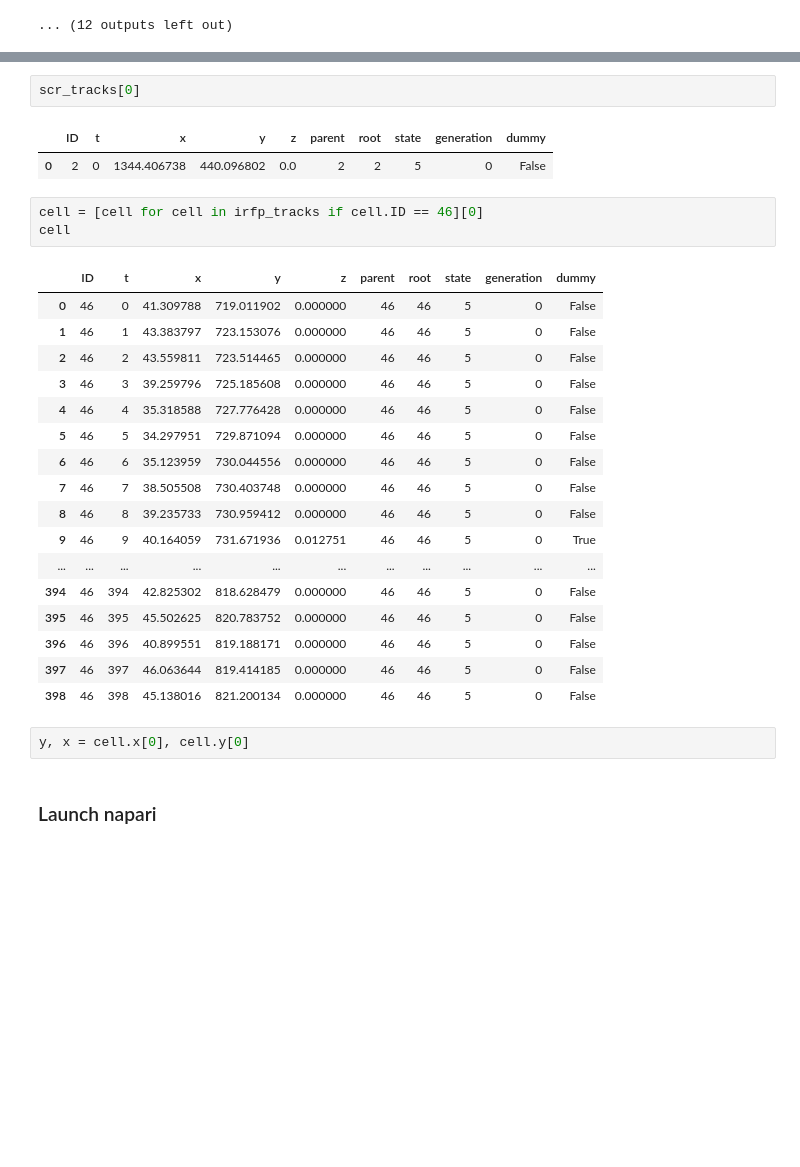
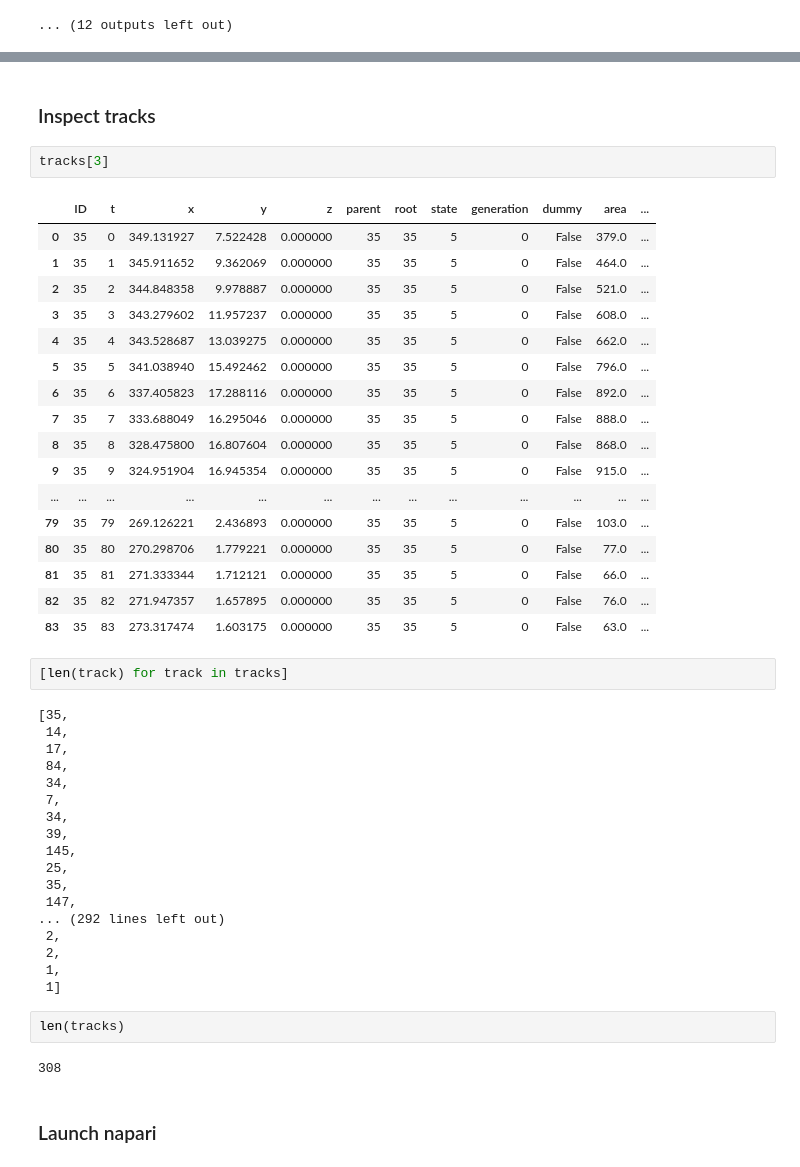
Before and after one commit to nthndy/cell-comp-analysis, a Jupyter notebook: commitment_analysis/commitment_analysis_raw_data_viewer.ipynb, the cells around one changed output, grey strips where cells are left out. Saved outputs shown, nothing was run; the diff lists cells and outputs as text; blank space fills up the shorter version.

```diff
--- a/commitment_analysis/commitment_analysis_raw_data_viewer.ipynb
+++ b/commitment_analysis/commitment_analysis_raw_data_viewer.ipynb
@@ -141,31 +155,49 @@ wt_tracks[0]
-# %%
-scr_tracks[0]
-# %% [output]
-|  | ID | t | x | y | z | parent | root | state | generation | dummy |
-| 0 | 2 | 0 | 1344.406738 | 440.096802 | 0.0 | 2 | 2 | 5 | 0 | False |
-# %%
-cell = [cell for cell in irfp_tracks if cell.ID == 46][0]
-cell
-# %% [output]
-|  | ID | t | x | y | z | parent | root | state | generation | dummy |
-| 0 | 46 | 0 | 41.309788 | 719.011902 | 0.000000 | 46 | 46 | 5 | 0 | False |
-| 1 | 46 | 1 | 43.383797 | 723.153076 | 0.000000 | 46 | 46 | 5 | 0 | False |
-| 2 | 46 | 2 | 43.559811 | 723.514465 | 0.000000 | 46 | 46 | 5 | 0 | False |
-| 3 | 46 | 3 | 39.259796 | 725.185608 | 0.000000 | 46 | 46 | 5 | 0 | False |
-| 4 | 46 | 4 | 35.318588 | 727.776428 | 0.000000 | 46 | 46 | 5 | 0 | False |
-| 5 | 46 | 5 | 34.297951 | 729.871094 | 0.000000 | 46 | 46 | 5 | 0 | False |
-| 6 | 46 | 6 | 35.123959 | 730.044556 | 0.000000 | 46 | 46 | 5 | 0 | False |
-| 7 | 46 | 7 | 38.505508 | 730.403748 | 0.000000 | 46 | 46 | 5 | 0 | False |
-| 8 | 46 | 8 | 39.235733 | 730.959412 | 0.000000 | 46 | 46 | 5 | 0 | False |
-| 9 | 46 | 9 | 40.164059 | 731.671936 | 0.012751 | 46 | 46 | 5 | 0 | True |
-| ... | ... | ... | ... | ... | ... | ... | ... | ... | ... | ... |
-| 394 | 46 | 394 | 42.825302 | 818.628479 | 0.000000 | 46 | 46 | 5 | 0 | False |
-| 395 | 46 | 395 | 45.502625 | 820.783752 | 0.000000 | 46 | 46 | 5 | 0 | False |
-| 396 | 46 | 396 | 40.899551 | 819.188171 | 0.000000 | 46 | 46 | 5 | 0 | False |
-| 397 | 46 | 397 | 46.063644 | 819.414185 | 0.000000 | 46 | 46 | 5 | 0 | False |
-| 398 | 46 | 398 | 45.138016 | 821.200134 | 0.000000 | 46 | 46 | 5 | 0 | False |
-# %%
-y, x = cell.x[0], cell.y[0]
+# %% [markdown]
+### Inspect tracks
+# %%
+tracks[3]
+# %% [output]
+|  | ID | t | x | y | z | parent | root | state | generation | dummy | area | ... |
+| 0 | 35 | 0 | 349.131927 | 7.522428 | 0.000000 | 35 | 35 | 5 | 0 | False | 379.0 | ... |
+| 1 | 35 | 1 | 345.911652 | 9.362069 | 0.000000 | 35 | 35 | 5 | 0 | False | 464.0 | ... |
+| 2 | 35 | 2 | 344.848358 | 9.978887 | 0.000000 | 35 | 35 | 5 | 0 | False | 521.0 | ... |
+| 3 | 35 | 3 | 343.279602 | 11.957237 | 0.000000 | 35 | 35 | 5 | 0 | False | 608.0 | ... |
+| 4 | 35 | 4 | 343.528687 | 13.039275 | 0.000000 | 35 | 35 | 5 | 0 | False | 662.0 | ... |
+| 5 | 35 | 5 | 341.038940 | 15.492462 | 0.000000 | 35 | 35 | 5 | 0 | False | 796.0 | ... |
+| 6 | 35 | 6 | 337.405823 | 17.288116 | 0.000000 | 35 | 35 | 5 | 0 | False | 892.0 | ... |
+| 7 | 35 | 7 | 333.688049 | 16.295046 | 0.000000 | 35 | 35 | 5 | 0 | False | 888.0 | ... |
+| 8 | 35 | 8 | 328.475800 | 16.807604 | 0.000000 | 35 | 35 | 5 | 0 | False | 868.0 | ... |
+| 9 | 35 | 9 | 324.951904 | 16.945354 | 0.000000 | 35 | 35 | 5 | 0 | False | 915.0 | ... |
+| ... | ... | ... | ... | ... | ... | ... | ... | ... | ... | ... | ... | ... |
+| 79 | 35 | 79 | 269.126221 | 2.436893 | 0.000000 | 35 | 35 | 5 | 0 | False | 103.0 | ... |
+| 80 | 35 | 80 | 270.298706 | 1.779221 | 0.000000 | 35 | 35 | 5 | 0 | False | 77.0 | ... |
+| 81 | 35 | 81 | 271.333344 | 1.712121 | 0.000000 | 35 | 35 | 5 | 0 | False | 66.0 | ... |
+| 82 | 35 | 82 | 271.947357 | 1.657895 | 0.000000 | 35 | 35 | 5 | 0 | False | 76.0 | ... |
+| 83 | 35 | 83 | 273.317474 | 1.603175 | 0.000000 | 35 | 35 | 5 | 0 | False | 63.0 | ... |
+# %%
+[len(track) for track in tracks]
+# %% [output]
+[35,
+ 14,
+ 17,
+ 84,
+ 34,
+ 7,
+ 34,
+ 39,
+ 145,
+ 25,
+ 35,
+ 147,
+... (292 lines left out)
+ 2,
+ 2,
+ 1,
+ 1]
+# %%
+len(tracks)
+# %% [output]
+308
 # %% [markdown]
 ### Launch napari
 # %%
```
Also changed, not shown: parts of 17 cells of this notebook.
